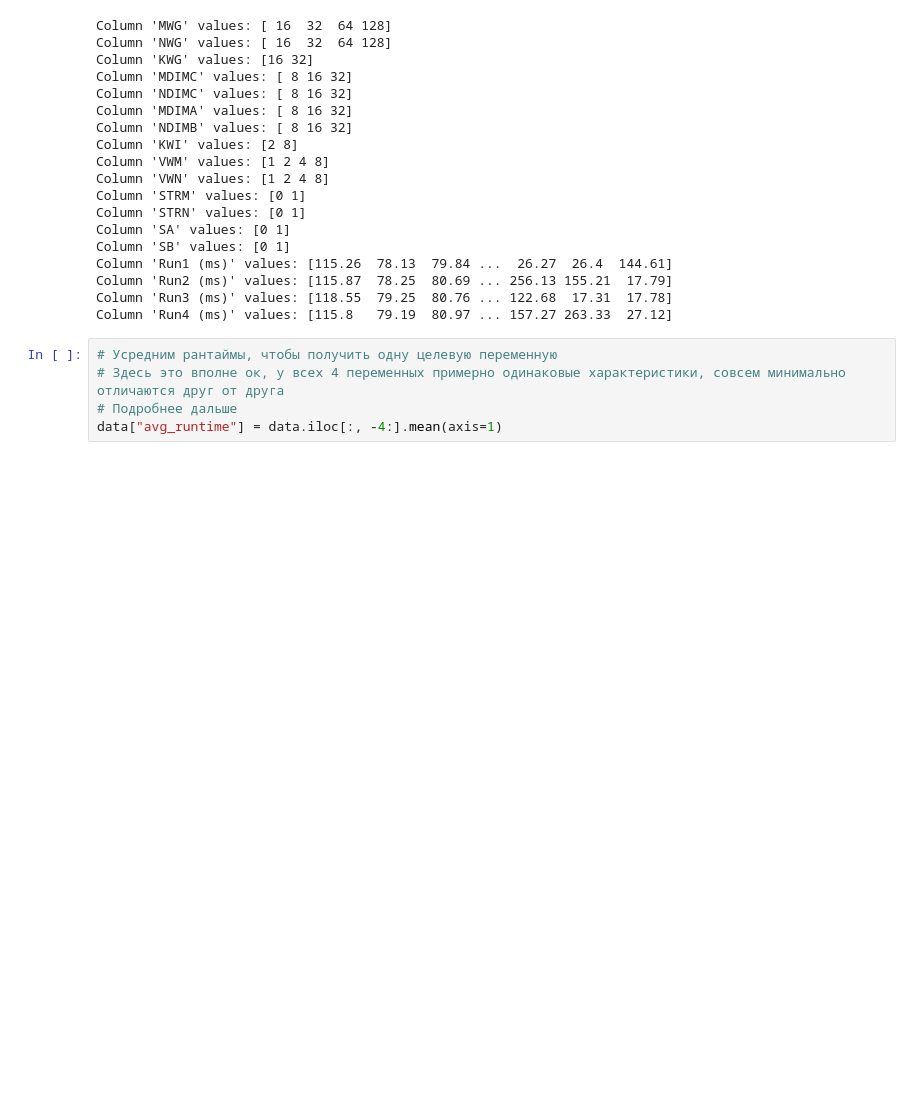
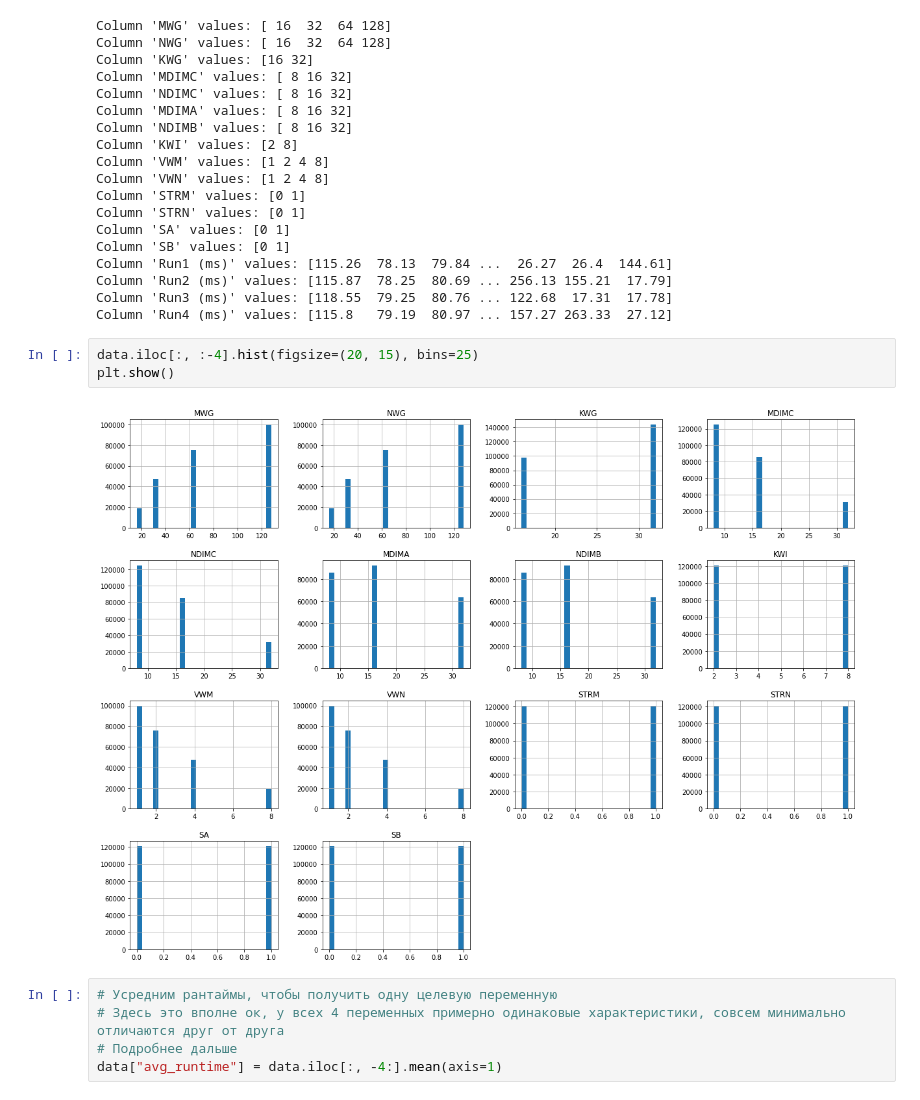
Before and after one commit to asbabiy/ML_EDA, a Jupyter notebook: gpu_performance.ipynb, the cells around one changed output. Saved outputs shown, nothing was run; the diff lists cells and outputs as text; blank space fills up the shorter version.

```diff
--- a/gpu_performance.ipynb
+++ b/gpu_performance.ipynb
@@ -77,6 +77,11 @@ Column 'Run1 (ms)' values: [115.26  78.13  79.84 ...  26.27  26.4  144.61]
 Column 'Run2 (ms)' values: [115.87  78.25  80.69 ... 256.13 155.21  17.79]
 Column 'Run3 (ms)' values: [118.55  79.25  80.76 ... 122.68  17.31  17.78]
 Column 'Run4 (ms)' values: [115.8   79.19  80.97 ... 157.27 263.33  27.12]
+# %%
+data.iloc[:, :-4].hist(figsize=(20, 15), bins=25)
+plt.show()
+# %% [output]
+[figure, added]
 # %%
 # Усредним рантаймы, чтобы получить одну целевую переменную
 # Здесь это вполне ок, у всех 4 переменных примерно одинаковые характеристики, совсем минимально отличаются друг от друга
```
Also changed, not shown: parts of 9 cells of this notebook.
